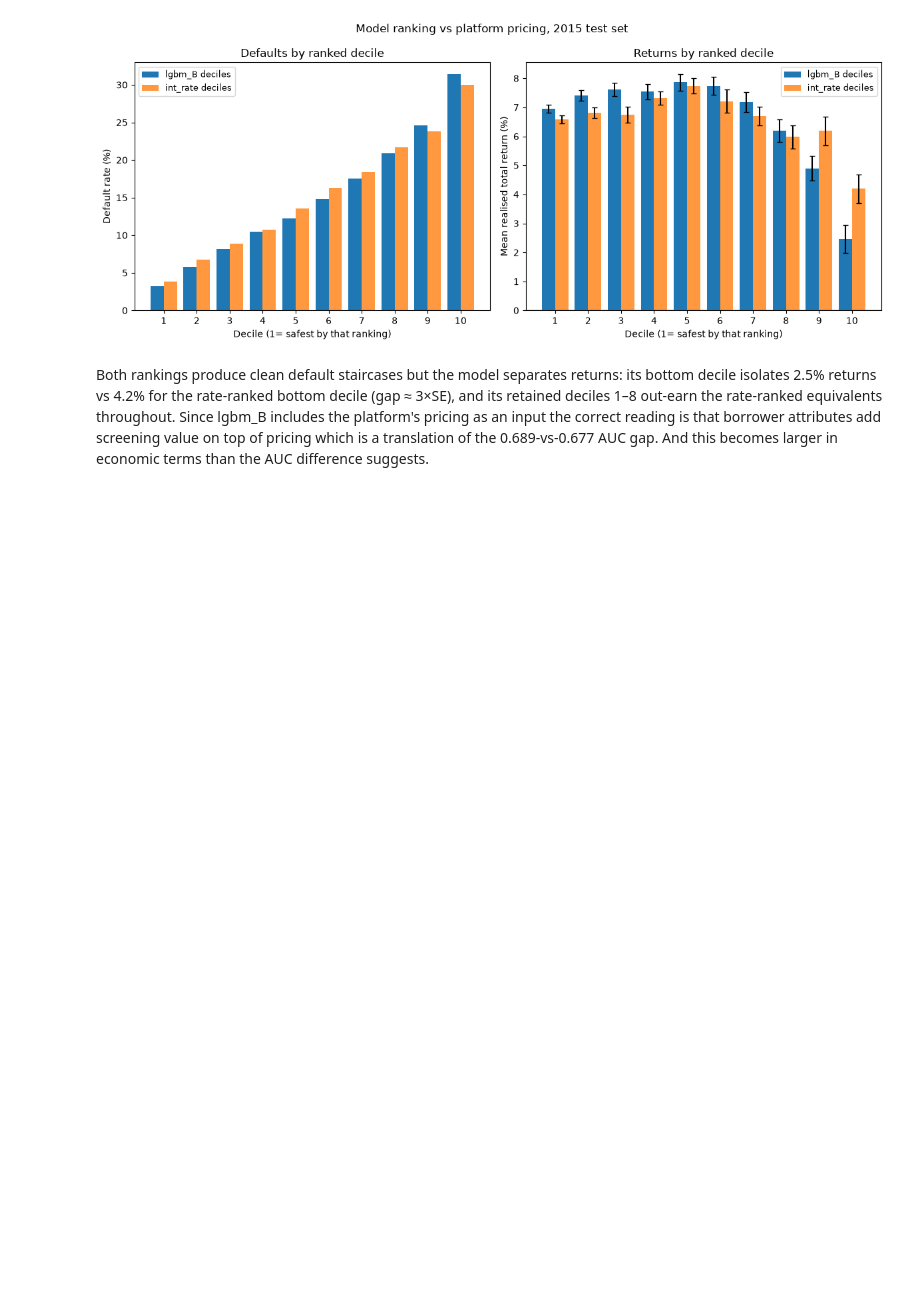
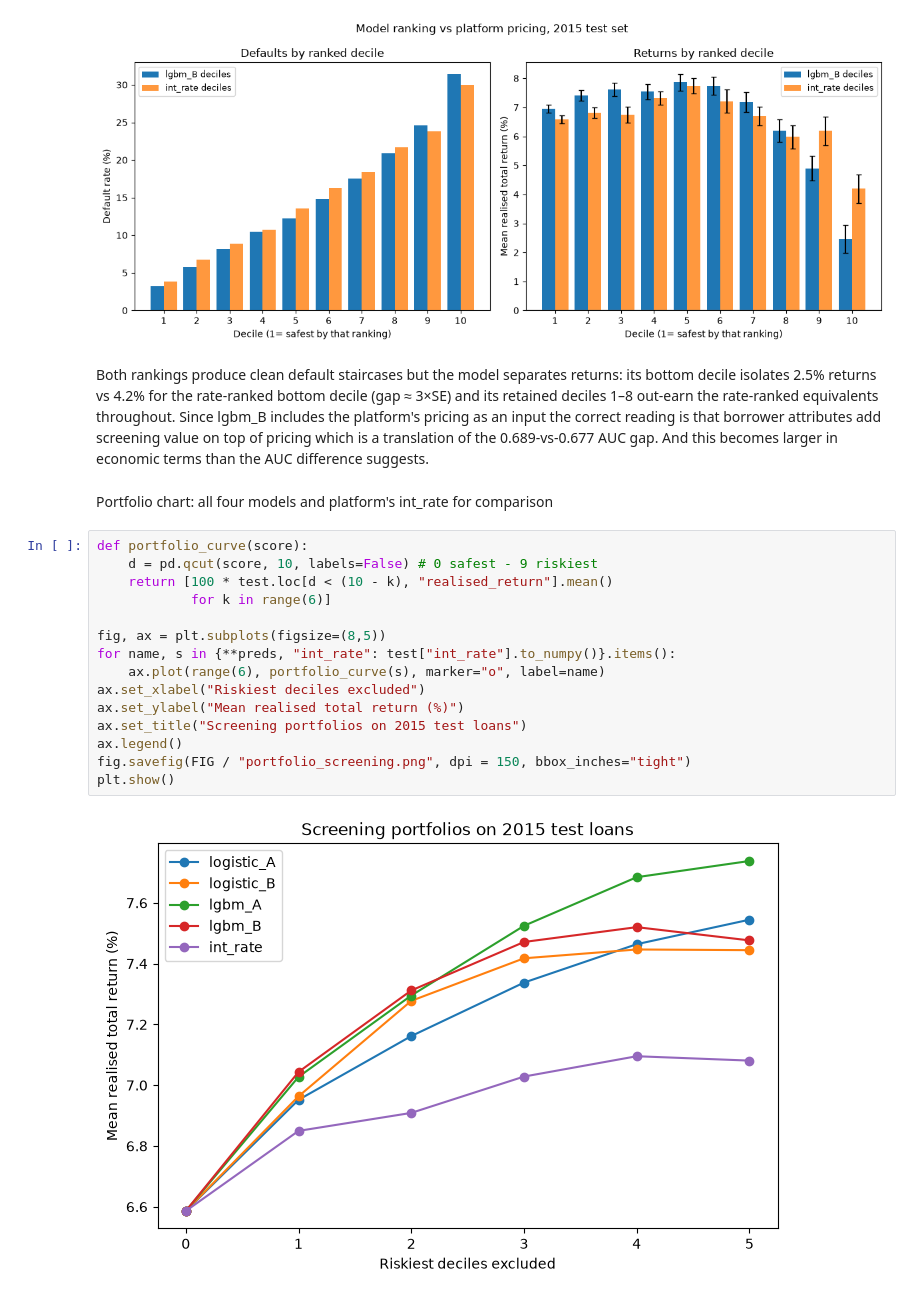
Before and after one commit to p-es/lending-club-pd, a Jupyter notebook: notebooks/04_economics.ipynb, the cells around one changed output. Saved outputs shown, nothing was run; the diff lists cells and outputs as text; blank space fills up the shorter version.

Commit message:
Added screening portfolios for all models v platform's int_rate: inverted the AUC result (lgbm_A giving strongest economic screen)

```diff
--- a/notebooks/04_economics.ipynb
+++ b/notebooks/04_economics.ipynb
@@ -179,4 +179,23 @@ lgbm_B_decile
 10                     30.04             4.19           0.25  19273
 [figure]
 # %% [markdown]
-Both rankings produce clean default staircases but the model separates returns: its bottom decile isolates 2.5% returns vs 4.2% for the rate-ranked bottom decile (gap ≈ 3×SE), and its retained deciles 1–8 out-earn the rate-ranked equivalents throughout. Since lgbm_B includes the platform's pricing as an input the correct reading is that borrower attributes add screening value on top of pricing which is a translation of the 0.689-vs-0.677 AUC gap. And this becomes larger in economic terms than the AUC difference suggests.
+Both rankings produce clean default staircases but the model separates returns: its bottom decile isolates 2.5% returns vs 4.2% for the rate-ranked bottom decile (gap ≈ 3×SE) and its retained deciles 1–8 out-earn the rate-ranked equivalents throughout. Since lgbm_B includes the platform's pricing as an input the correct reading is that borrower attributes add screening value on top of pricing which is a translation of the 0.689-vs-0.677 AUC gap. And this becomes larger in economic terms than the AUC difference suggests.
+# %% [markdown]
+Portfolio chart: all four models and platform's int_rate for comparison
+# %%
+def portfolio_curve(score):
+    d = pd.qcut(score, 10, labels=False) # 0 safest - 9 riskiest
+    return [100 * test.loc[d < (10 - k), "realised_return"].mean()
+            for k in range(6)]
+
+fig, ax = plt.subplots(figsize=(8,5))
+for name, s in {**preds, "int_rate": test["int_rate"].to_numpy()}.items():
+    ax.plot(range(6), portfolio_curve(s), marker="o", label=name)
+ax.set_xlabel("Riskiest deciles excluded")
+ax.set_ylabel("Mean realised total return (%)")
+ax.set_title("Screening portfolios on 2015 test loans")
+ax.legend()
+fig.savefig(FIG / "portfolio_screening.png", dpi = 150, bbox_inches="tight")
+plt.show()
+# %% [output]
+[figure, added]
```
Also changed, not shown: parts of 2 cells of this notebook, 1 other file.
